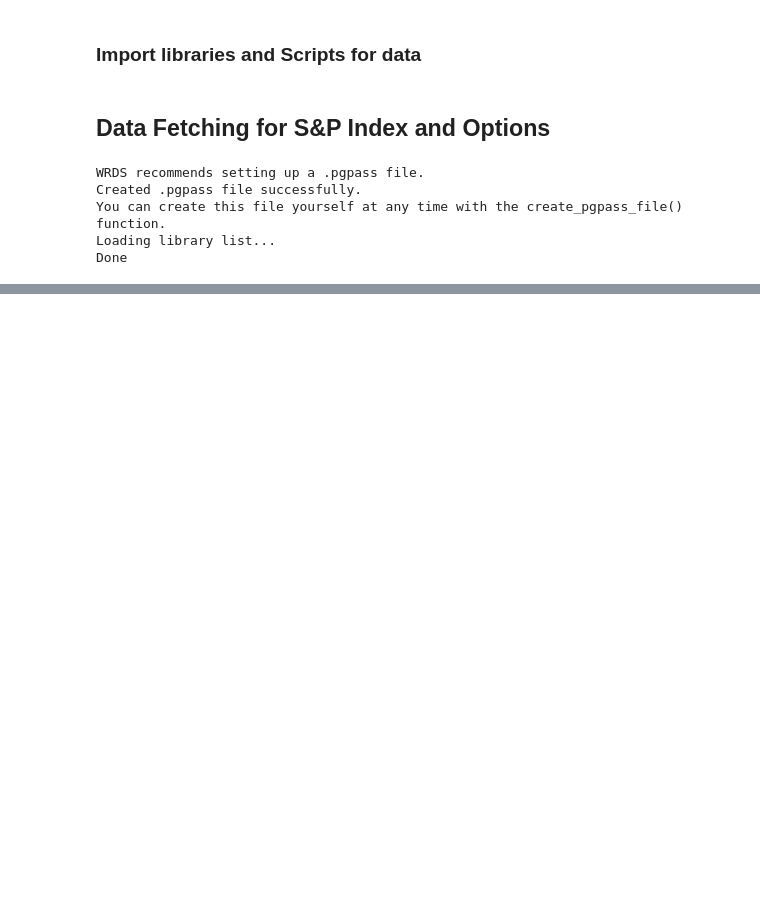
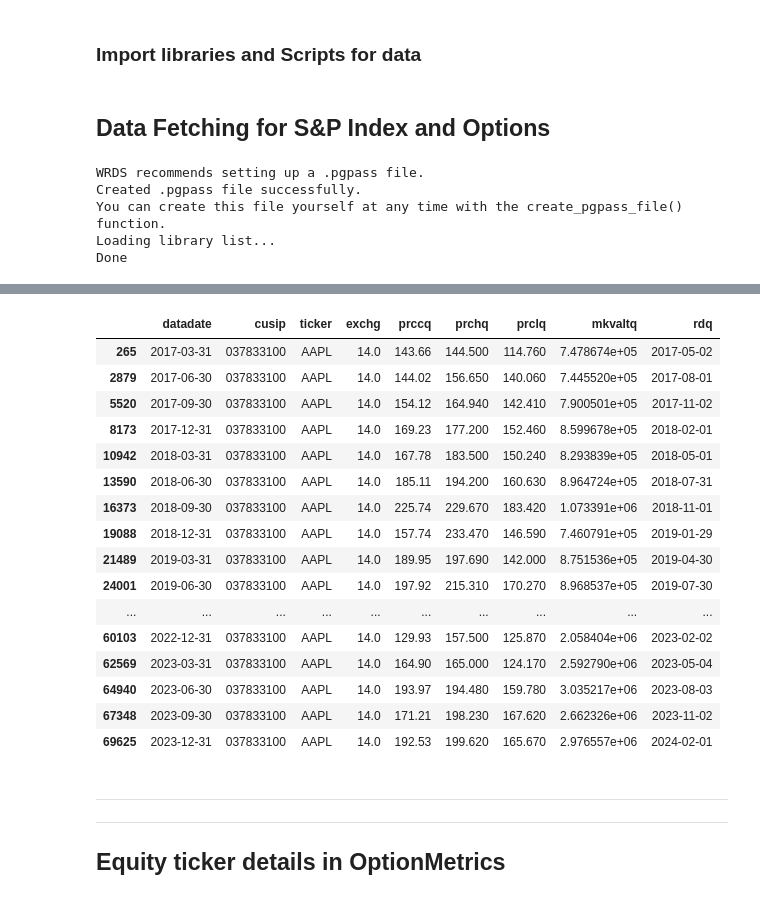
Before and after one commit to shreyjain-uchicago/ProjectLab_Spring-24_HullTactical, a Jupyter notebook: Volumes_OI_Analysis.ipynb, the cells around one changed output, grey strips where cells are left out. Saved outputs shown, nothing was run; the diff lists cells and outputs as text; code cells hidden in the pictures; blank space fills up the shorter version.

```diff
--- a/Volumes_OI_Analysis.ipynb
+++ b/Volumes_OI_Analysis.ipynb
@@ -216,0 +38,14 @@ df3[df3['ticker']=='MSFT']
+# %%
+
+table_name = f"comp.fundq"  # Generate table name dynamically
+query = f"""
+SELECT
+    datadate, cusip, tic, exchg, prccq, prchq, prclq, mkvaltq, rdq
+FROM
+    {table_name} a
+WHERE
+    a.datadate >= '2017-01-01' AND
+    a.prccq >= 20 AND
+    a.rdq IS NOT NULL
+"""
+df_fundq = db.raw_sql(query, date_cols=['date'])
@@ -216,0 +68,26 @@ df3[df3['ticker']=='MSFT']
+# %%
+df_fundq.rename(columns={'tic':'ticker'}, inplace=True)
+df_fundq[df_fundq['ticker']=='AAPL']
+# %% [output]
+|  | datadate | cusip | ticker | exchg | prccq | prchq | prclq | mkvaltq | rdq |
+| 265 | 2017-03-31 | 037833100 | AAPL | 14.0 | 143.66 | 144.500 | 114.760 | 7.478674e+05 | 2017-05-02 |
+| 2879 | 2017-06-30 | 037833100 | AAPL | 14.0 | 144.02 | 156.650 | 140.060 | 7.445520e+05 | 2017-08-01 |
+| 5520 | 2017-09-30 | 037833100 | AAPL | 14.0 | 154.12 | 164.940 | 142.410 | 7.900501e+05 | 2017-11-02 |
+| 8173 | 2017-12-31 | 037833100 | AAPL | 14.0 | 169.23 | 177.200 | 152.460 | 8.599678e+05 | 2018-02-01 |
+| 10942 | 2018-03-31 | 037833100 | AAPL | 14.0 | 167.78 | 183.500 | 150.240 | 8.293839e+05 | 2018-05-01 |
+| 13590 | 2018-06-30 | 037833100 | AAPL | 14.0 | 185.11 | 194.200 | 160.630 | 8.964724e+05 | 2018-07-31 |
+| 16373 | 2018-09-30 | 037833100 | AAPL | 14.0 | 225.74 | 229.670 | 183.420 | 1.073391e+06 | 2018-11-01 |
+| 19088 | 2018-12-31 | 037833100 | AAPL | 14.0 | 157.74 | 233.470 | 146.590 | 7.460791e+05 | 2019-01-29 |
+| 21489 | 2019-03-31 | 037833100 | AAPL | 14.0 | 189.95 | 197.690 | 142.000 | 8.751536e+05 | 2019-04-30 |
+| 24001 | 2019-06-30 | 037833100 | AAPL | 14.0 | 197.92 | 215.310 | 170.270 | 8.968537e+05 | 2019-07-30 |
+| ... | ... | ... | ... | ... | ... | ... | ... | ... | ... |
+| 60103 | 2022-12-31 | 037833100 | AAPL | 14.0 | 129.93 | 157.500 | 125.870 | 2.058404e+06 | 2023-02-02 |
+| 62569 | 2023-03-31 | 037833100 | AAPL | 14.0 | 164.90 | 165.000 | 124.170 | 2.592790e+06 | 2023-05-04 |
+| 64940 | 2023-06-30 | 037833100 | AAPL | 14.0 | 193.97 | 194.480 | 159.780 | 3.035217e+06 | 2023-08-03 |
+| 67348 | 2023-09-30 | 037833100 | AAPL | 14.0 | 171.21 | 198.230 | 167.620 | 2.662326e+06 | 2023-11-02 |
+| 69625 | 2023-12-31 | 037833100 | AAPL | 14.0 | 192.53 | 199.620 | 165.670 | 2.976557e+06 | 2024-02-01 |
+# %% [markdown]
+***
+***
+
+## Equity ticker details in OptionMetrics
```
Also changed, not shown: parts of 36 cells of this notebook, 1 other file.
